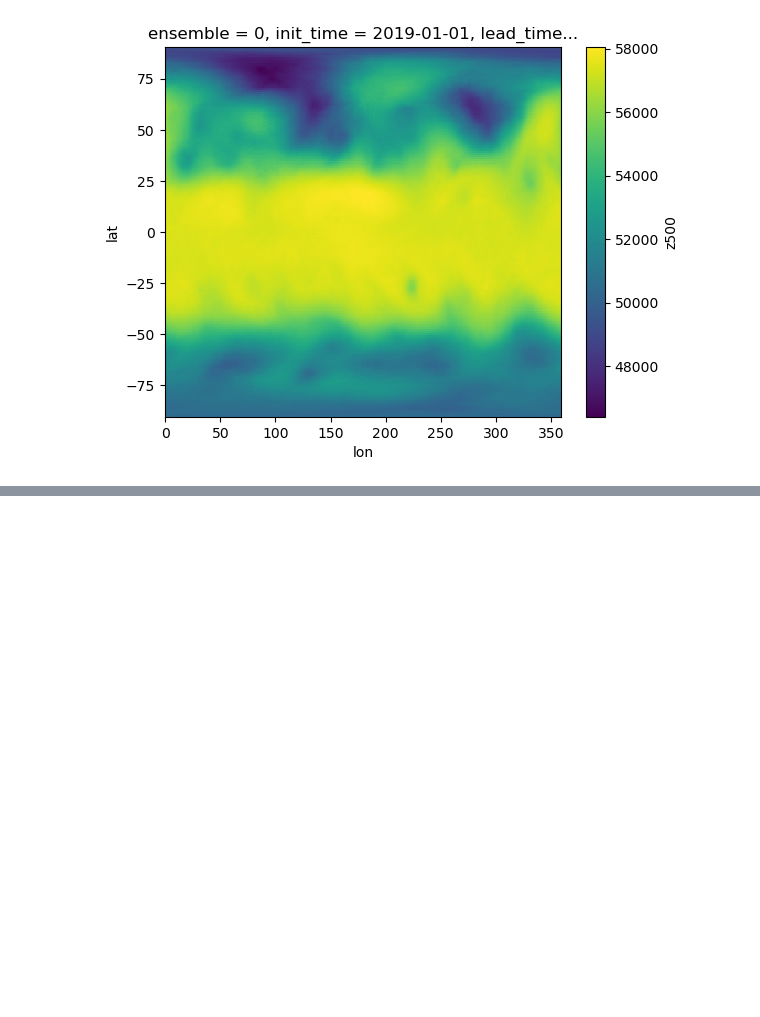
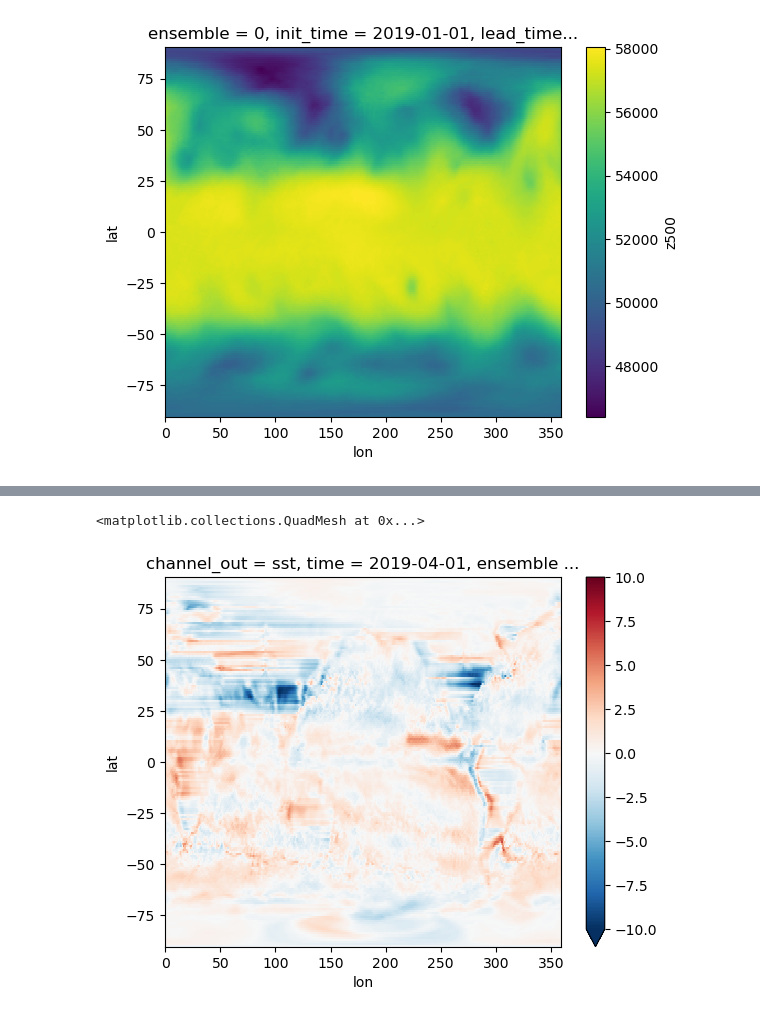
Before and after one commit to AtmosSci-DLESM/DLESyM_Evals, a Jupyter notebook: zac/evaluation/explore.ipynb, the cells around one changed output, grey strips where cells are left out. Saved outputs shown, nothing was run; the diff lists cells and outputs as text; code cells hidden in the pictures; blank space fills up the shorter version.

```diff
--- a/zac/evaluation/explore.ipynb
+++ b/zac/evaluation/explore.ipynb
@@ -315 +345,12 @@ ds_last_time.isel(lead_time=23).plot()
+# %%
+ds = xr.open_dataset("/pscratch/sd/z/zespinos/crps_deterministic_inference/crps_ocean_24H_ze_023.010.000/forecast_ocean_driven_ll.zarr", decode_cf=False)
+ds_last_time_ens0 = ds["sst"].isel(ensemble=0, init_time=0) #, lead_time=slice(-100, None))
+ds_last_time_ens1 = ds["sst"].isel(ensemble=1, init_time=0) #, lead_time=slice(-100, None))
+# (ds_last_time_ens0.isel(lead_time=90) - ds_last_time_ens1.isel(lead_time=90)).plot()
+(truth - ds_last_time_ens0.isel(lead_time=90)).plot(vmin=-10, vmax=10, cmap="RdBu_r")
+
+# ds_last_time_ens0.isel(lead_time=90).plot()
+# %% [output]
+<matplotlib.collections.QuadMesh at 0x...>
+[figure, added]
 # %%
```
Also changed, not shown: parts of 35 cells of this notebook, 9 other files.
